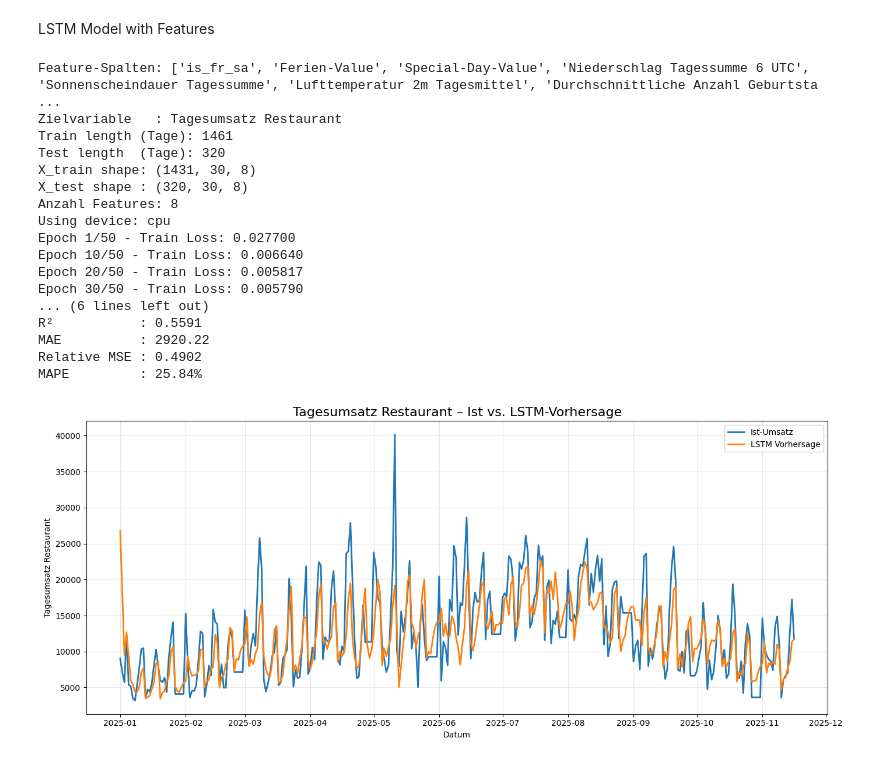
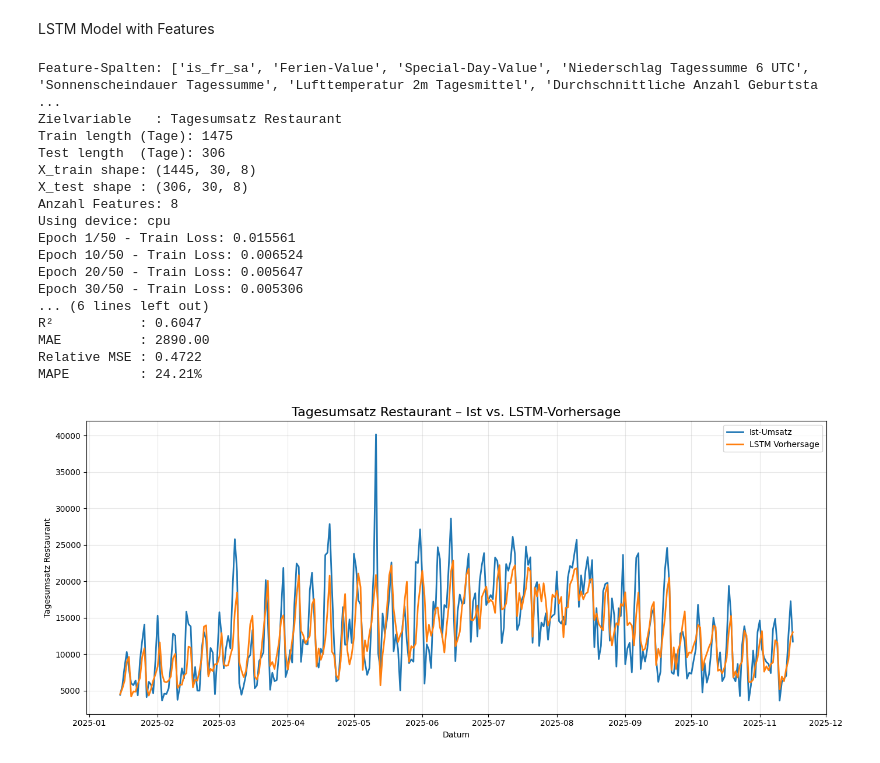
Before and after one commit to Luggias/DSF_Group_Project, a Jupyter notebook: LSTM_model.ipynb, the cells around one changed output. Cells and saved outputs as stored; diff of their text form; code cells hidden in the pictures.

```diff
--- a/LSTM_model.ipynb
+++ b/LSTM_model.ipynb
@@ -13,11 +13,14 @@ import torch
 import torch.nn as nn
 from torch.utils.data import Dataset, DataLoader
 
+
 # ===================== 1) Daten laden & vorbereiten =====================
 
 df = pd.read_csv("data/dataset-merged-2.csv")
 df["Datum"] = pd.to_datetime(df["Datum"])
 df = df.sort_values("Datum")
+
+
 
 # 1.1) Spalten entfernen, die Umsatzbestandteile sind (sonst data leakage)
 df = df.drop(columns=["Terrasse", "Restaurant"], errors="ignore")
@@ -30,7 +33,7 @@ ts = ts.asfreq("D")
 ts = ts.ffill().bfill()
 
 # Train/Test-Split
-split_date = pd.Timestamp("2025-01-01")
+split_date = pd.Timestamp("2025-01-15")
 train = ts[ts.index < split_date]
 test  = ts[ts.index >= split_date]
 
@@ -266,7 +269,7 @@ print("Feature-Spalten:", feature_cols)
 print("Zielvariable   :", target_col)
 
 # Train/Test-Split anhand Datum
-split_date = pd.Timestamp("2025-01-01")
+split_date = pd.Timestamp("2025-01-15")
 train_df = df[df.index < split_date]
 test_df  = df[df.index >= split_date]
 
@@ -455,43 +458,43 @@ plt.plot(dates_test, y_pred, label="LSTM Vorhersage", linewidth=2)
 plt.title("Tagesumsatz Restaurant – Ist vs. LSTM-Vorhersage", fontsize=16)
 plt.xlabel("Datum")
 plt.ylabel("Tagesumsatz Restaurant")
 plt.legend()
 plt.grid(True, alpha=0.3)
 plt.tight_layout()
 plt.show()
 
 # Scatter-Plot
 plt.figure(figsize=(7,7))
 plt.scatter(y_test, y_pred, alpha=0.5)
 
 min_val = min(y_test.min(), y_pred.min())
 max_val = max(y_test.max(), y_pred.max())
 plt.plot([min_val, max_val], [min_val, max_val],
          linewidth=2, label="Perfekte Vorhersage")
 
 plt.title("LSTM – True vs. Predicted", fontsize=16)
 plt.xlabel("Echter Tagesumsatz")
 plt.ylabel("LSTM Vorhersage")
 plt.legend()
 plt.grid(True, alpha=0.3)
 plt.tight_layout()
 plt.show()
 # %% [output]
 Feature-Spalten: ['is_fr_sa', 'Ferien-Value', 'Special-Day-Value', 'Niederschlag Tagessumme 6 UTC', 'Sonnenscheindauer Tagessumme', 'Lufttemperatur 2m Tagesmittel', 'Durchschnittliche Anzahl Geburtsta ...
 Zielvariable   : Tagesumsatz Restaurant
-Train length (Tage): 1461
-Test length  (Tage): 320
-X_train shape: (1431, 30, 8)
-X_test shape : (320, 30, 8)
+Train length (Tage): 1475
+Test length  (Tage): 306
+X_train shape: (1445, 30, 8)
+X_test shape : (306, 30, 8)
 Anzahl Features: 8
 Using device: cpu
-Epoch 1/50 - Train Loss: 0.027700
-Epoch 10/50 - Train Loss: 0.006640
-Epoch 20/50 - Train Loss: 0.005817
-Epoch 30/50 - Train Loss: 0.005790
+Epoch 1/50 - Train Loss: 0.015561
+Epoch 10/50 - Train Loss: 0.006524
+Epoch 20/50 - Train Loss: 0.005647
+Epoch 30/50 - Train Loss: 0.005306
 ... (6 lines left out)
-R²           : 0.5591
-MAE          : 2920.22
-Relative MSE : 0.4902
-MAPE         : 25.84%
+R²           : 0.6047
+MAE          : 2890.00
+Relative MSE : 0.4722
+MAPE         : 24.21%
-[figure, old version]
+[figure, new version]
```
Also changed, not shown: parts of 5 cells of this notebook.
